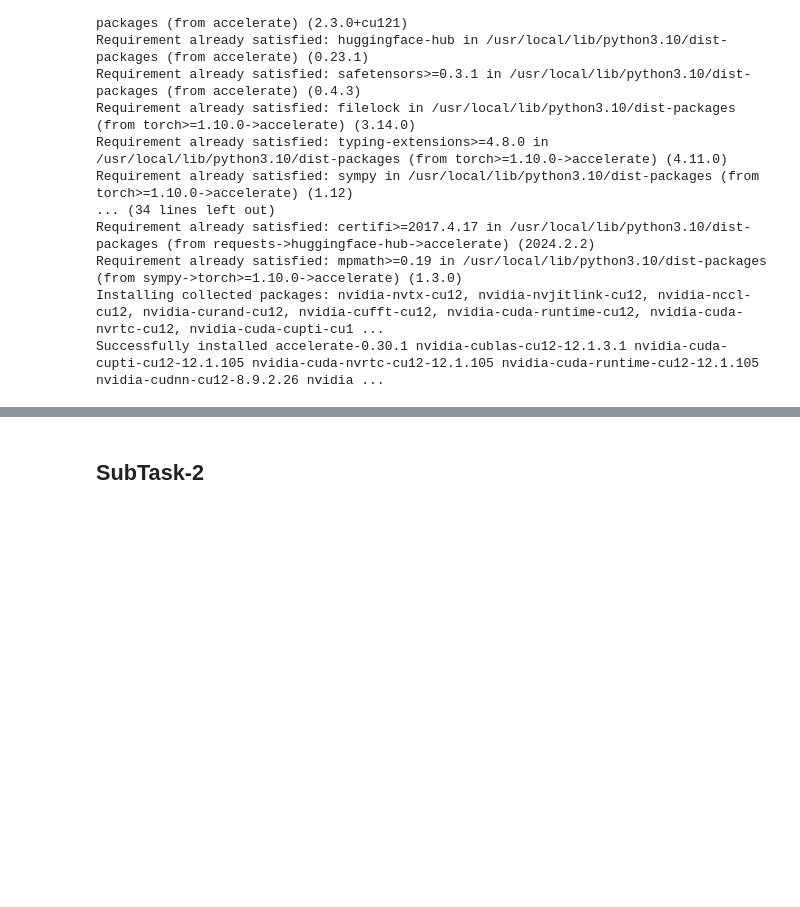
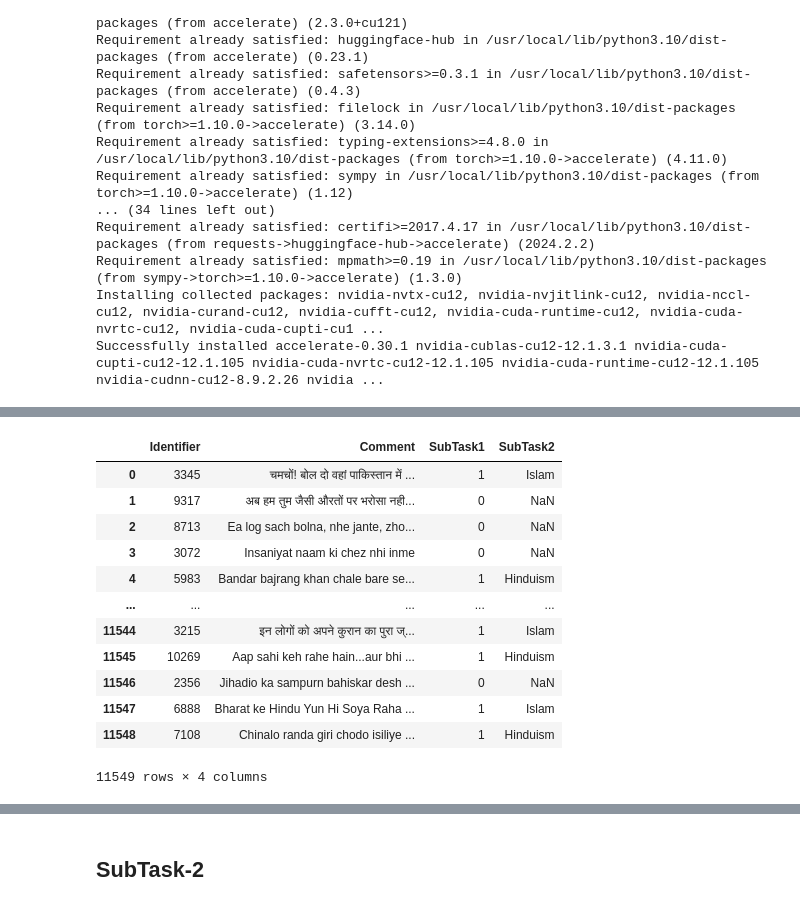
Before and after one commit to devroopsaha744/HateSpeechDetect-text, a Jupyter notebook: Hate_Speech_SubTask2.ipynb, the cells around one changed output, grey strips where cells are left out. Saved outputs shown, nothing was run; the diff lists cells and outputs as text; code cells hidden in the pictures; blank space fills up the shorter version.

```diff
--- a/Hate_Speech_SubTask2.ipynb
+++ b/Hate_Speech_SubTask2.ipynb
@@ -59,3 +59 @@ df
 11549 rows × 4 columns
-# %%
-df['SubTask2'] = df['SubTask2'].replace({None :0, 'Islam' : 1, 'Hinduism':2, 'Christianity ':3})
@@ -62,2 +62,18 @@ df['SubTask2'] = df['SubTask2'].replace({None :0, 'Islam' : 1, 'Hinduism':2, 'Ch
+# %%
+df
+# %% [output]
+|  | Identifier | Comment | SubTask1 | SubTask2 |
+| 0 | 3345 | चमचों! बोल दो वहां पाकिस्तान में ... | 1 | Islam |
+| 1 | 9317 | अब हम तुम जैसी औरतों पर भरोसा नही... | 0 | NaN |
+| 2 | 8713 | Ea log sach bolna, nhe jante, zho... | 0 | NaN |
+| 3 | 3072 | Insaniyat naam ki chez nhi inme | 0 | NaN |
+| 4 | 5983 | Bandar bajrang khan chale bare se... | 1 | Hinduism |
+| ... | ... | ... | ... | ... |
+| 11544 | 3215 | इन लोगों को अपने कुरान का पुरा ज्... | 1 | Islam |
+| 11545 | 10269 | Aap sahi keh rahe hain...aur bhi ... | 1 | Hinduism |
+| 11546 | 2356 | Jihadio ka sampurn bahiskar desh ... | 0 | NaN |
+| 11547 | 6888 | Bharat ke Hindu Yun Hi Soya Raha ... | 1 | Islam |
+| 11548 | 7108 | Chinalo randa giri chodo isiliye ... | 1 | Hinduism |
+11549 rows × 4 columns
 # %%
 x = list(df['Comment'])
```
Also changed, not shown: parts of 9 cells of this notebook.
